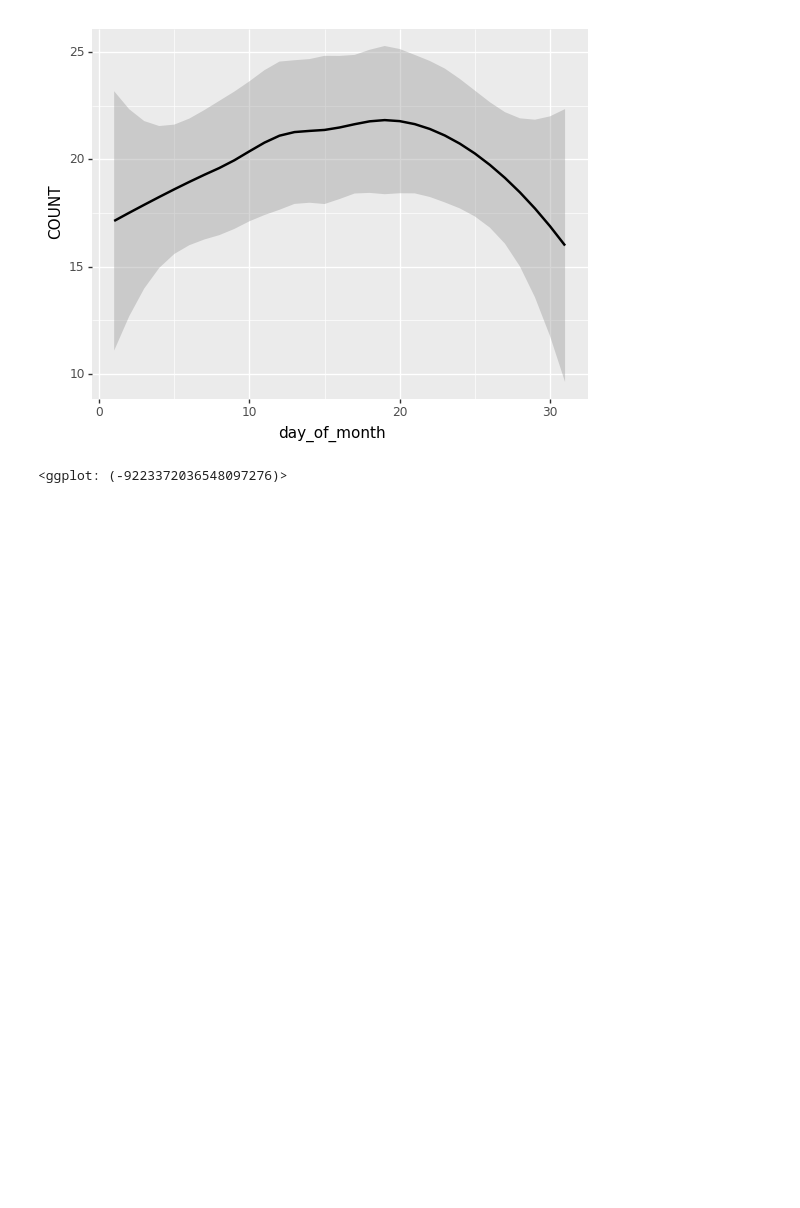
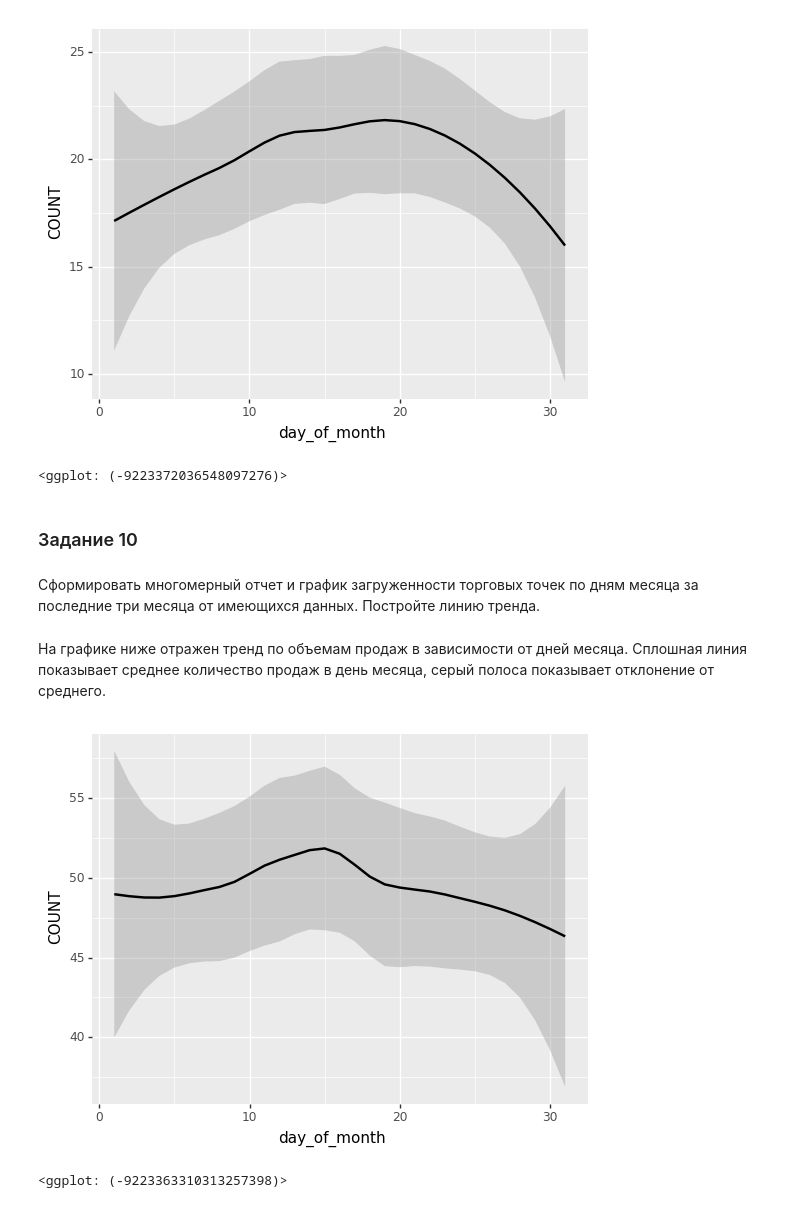
Before and after one commit to ademyanchuk/data_analys_labs, a Jupyter notebook: Lab2/lab2.ipynb, the cells around one changed output. Saved outputs shown, nothing was run; the diff lists cells and outputs as text; code cells hidden in the pictures; blank space fills up the shorter version.

```diff
--- a/Lab2/lab2.ipynb
+++ b/Lab2/lab2.ipynb
@@ -326,3 +329,20 @@ for name in dom_counts_by_store.NAME_x.unique():
 Аптека 3
 [figure]
 <ggplot: (-9223372036548097276)>
+# %% [markdown]
+### Задание 10
+# %% [markdown]
+Сформировать многомерный отчет и график загруженности торговых точек по дням месяца за последние три месяца от имеющихся данных. Постройте линию тренда.
+# %%
+# Отфильтруем данные по времени и возьмем только последние 3 месяца
+last3_sales = raw_sales[raw_sales.month > 9].copy()
+# %%
+# сгруппируем по месяцу и дню и подсчитаем объем продаж для каждого дня каждого месяца
+dom_counts = last3_sales.groupby(['month','day_of_month'], as_index=False).agg({'COUNT':'sum'})
+# %% [markdown]
+На графике ниже отражен тренд по объемам продаж в зависимости от дней месяца. Сплошная линия показывает среднее количество продаж в день месяца, серый полоса показывает отклонение от среднего.
+# %%
+ggplot(dom_counts, aes('day_of_month', 'COUNT'))+stat_smooth(se=True, method='loess')
+# %% [output]
+[figure, added]
+<ggplot: (-9223363310313257398)>
```
Also changed, not shown: parts of 18 cells of this notebook.
